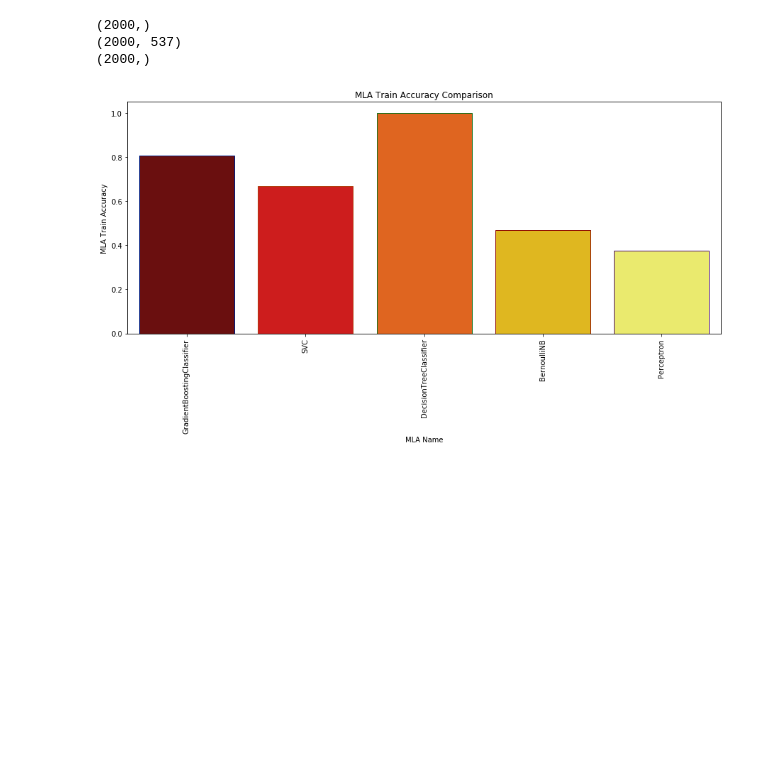
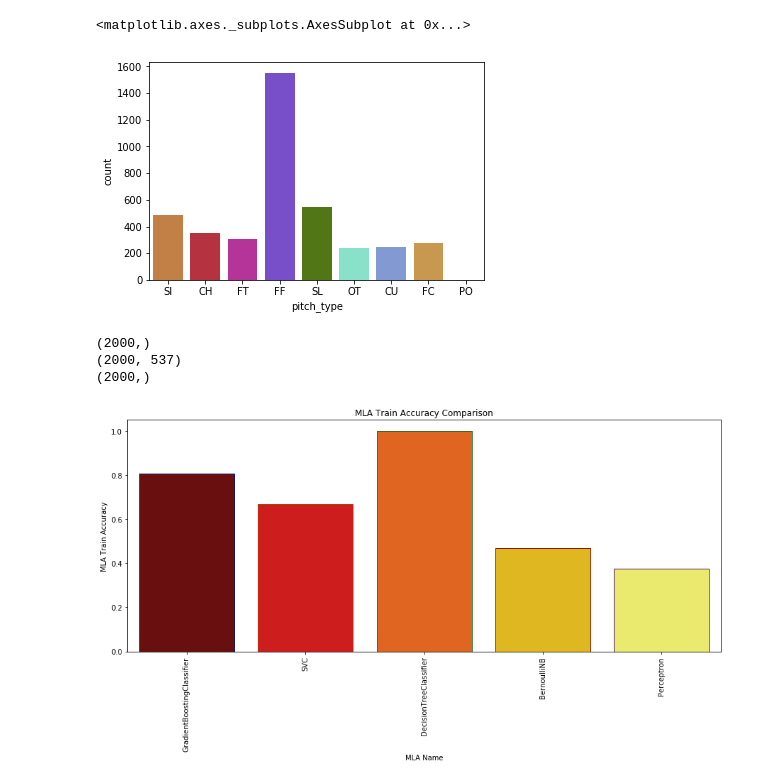
Before and after one commit to fatihtrkmen/pitchtypeprediction, a Jupyter notebook: 08_10_2019.ipynb, the cells around one changed output. Saved outputs shown, nothing was run; the diff lists cells and outputs as text; code cells hidden in the pictures; blank space fills up the shorter version.

Commit message:
Pitch type distributions

```diff
--- a/08_10_2019.ipynb
+++ b/08_10_2019.ipynb
@@ -41,3 +51,25 @@ Mounted at /content/drive
+# %%
+data1 = pd.read_csv("drive/My Drive/Colab Notebooks/Fatih_Thesis/dataset/historical_pitches_bats_pruned.csv")
+data1 = data1.dropna(how='any')
+data1 = data1.tail(4000)
+
+for index, row in data1.iterrows():
+    if row['pitch_type'] == "IN" or row['pitch_type'] == "KC" or row['pitch_type'] == "FO" or row['pitch_type'] == "EP" or row['pitch_type'] == "FS":
+        data1.loc[index, 'pitch_type'] = "OT"
+
+
+
+colors = ["#d77d31", "#cb1c2f",'#cb1ea5','#7339dd',"#538606", "#7cefcf",'#7595de','#dc9c3d',"#f74745", "#5dc2e3",'#27ead7','#8c8b95',"#9fbd5c", "#9d2c95",'#85fe12','#f8d370',"#4a3a4b", "#40c3f4",'#73bd6f','#e46f37']
+
+#lb_make = LabelEncoder()
+#lb_make.fit_transform
+#data1["pitch_type"] = lb_make.fit_transform(data1["pitch_type"])
+#lbl = lb_make.inverse_transform(2)
+
+sns.countplot('pitch_type', data=data1,palette=colors)
+# %% [output]
+<matplotlib.axes._subplots.AxesSubplot at 0x...>
+[figure, added]
 # %%
 data = pd.read_csv("drive/My Drive/Colab Notebooks/Fatih_Thesis/dataset/historical_pitches_bats_pruned.csv",index_col="ab_id")
 data = data.dropna(how='any')
```
Also changed, not shown: parts of 2 cells of this notebook.
